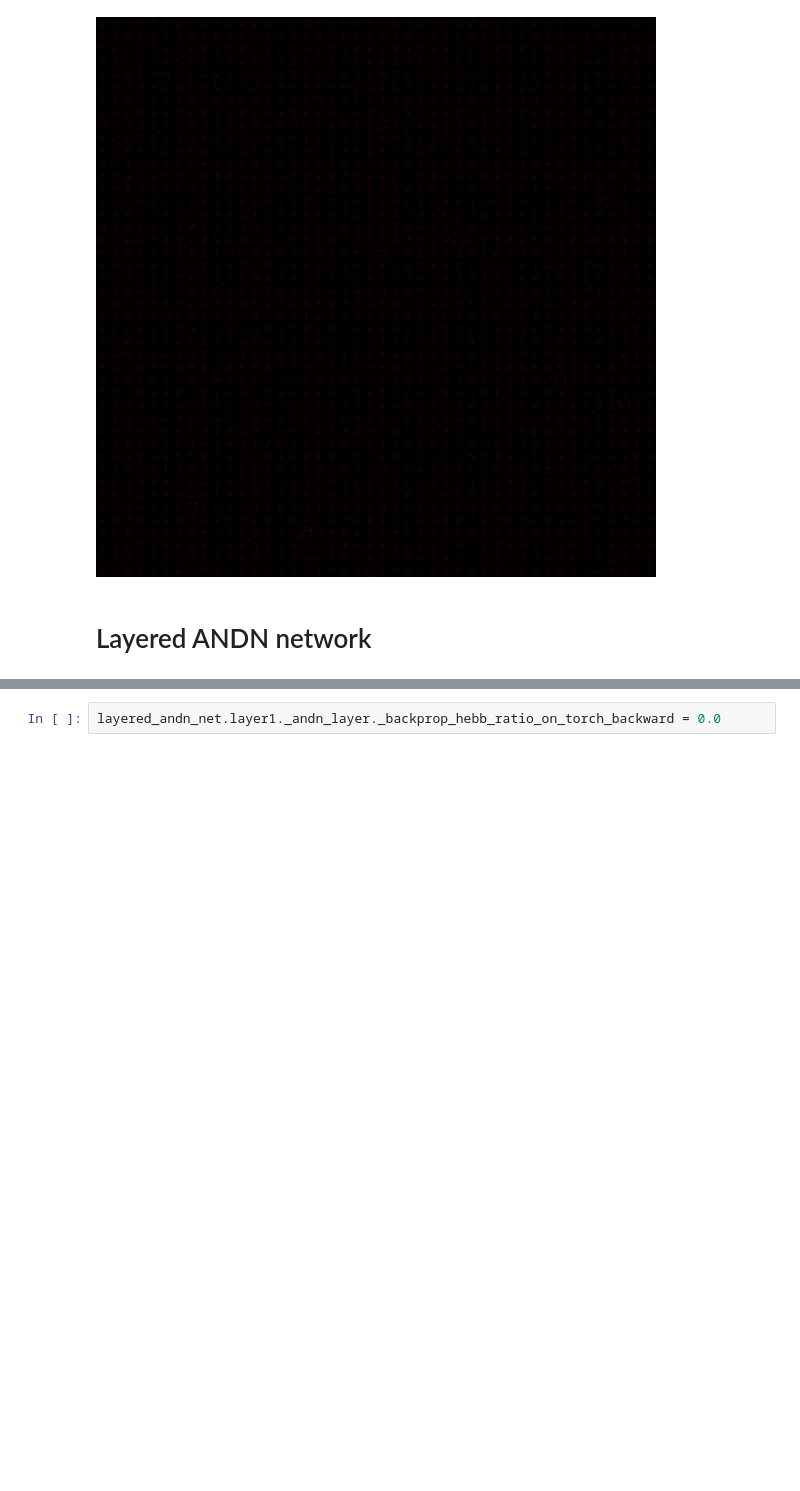
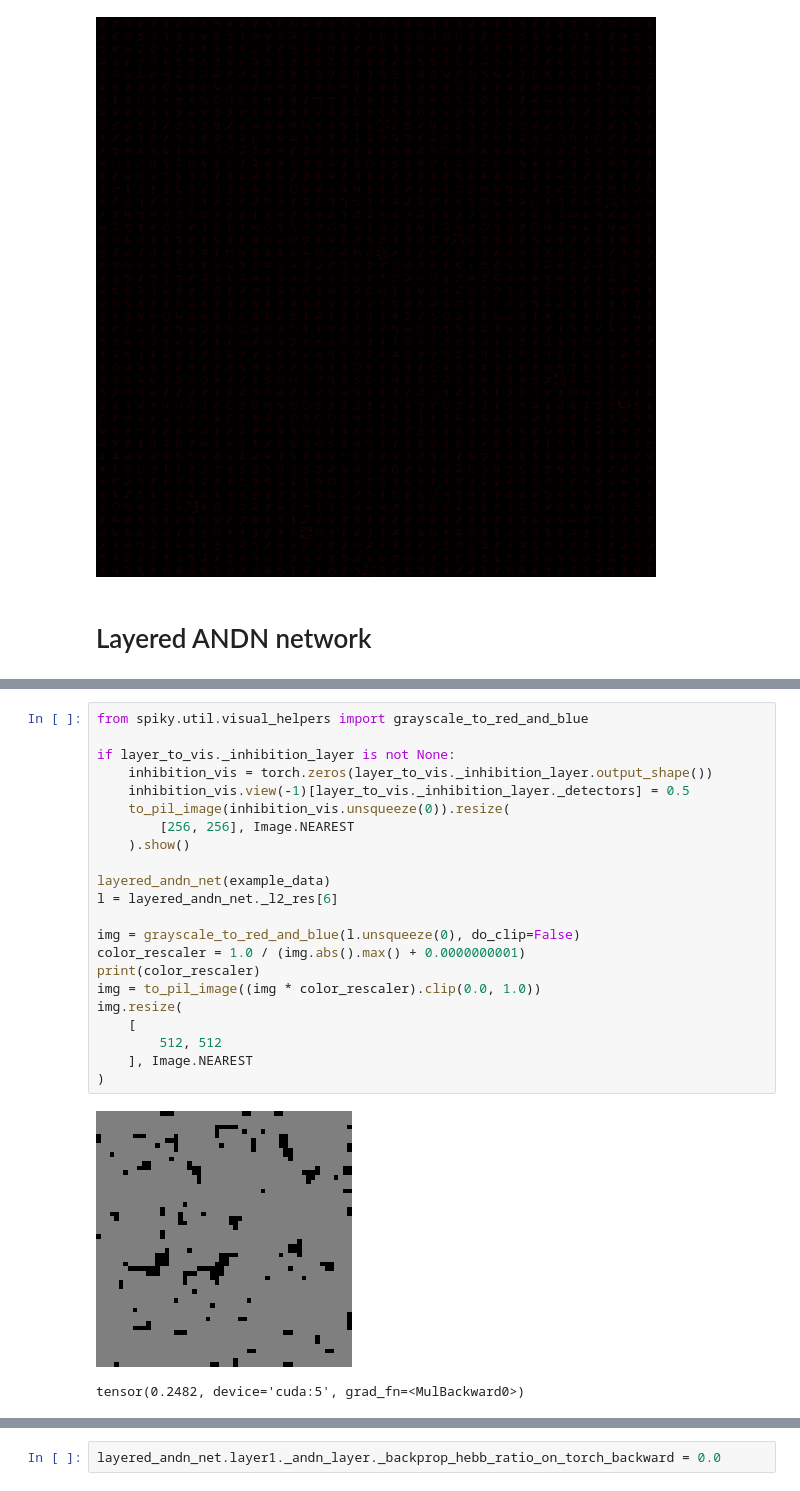
Before and after one commit to anatoli-starostin/spiky, a Jupyter notebook: workbooks/andn-lut.ipynb, the cells around one changed output, grey strips where cells are left out. Drawn from its saved outputs; the diff is of its cells as text; blank space fills up the shorter version.

```diff
--- a/workbooks/andn-lut.ipynb
+++ b/workbooks/andn-lut.ipynb
@@ -425,0 +705,25 @@ tensor([[ 1.4642e+01,  2.5801e+01,  5.6772e+00, -1.1848e+01,  1.8600e-02,
+# %%
+from spiky.util.visual_helpers import grayscale_to_red_and_blue
+
+if layer_to_vis._inhibition_layer is not None:
+    inhibition_vis = torch.zeros(layer_to_vis._inhibition_layer.output_shape())
+    inhibition_vis.view(-1)[layer_to_vis._inhibition_layer._detectors] = 0.5
+    to_pil_image(inhibition_vis.unsqueeze(0)).resize(
+        [256, 256], Image.NEAREST
+    ).show()
+
+layered_andn_net(example_data)
+l = layered_andn_net._l2_res[6]
+
+img = grayscale_to_red_and_blue(l.unsqueeze(0), do_clip=False)
+color_rescaler = 1.0 / (img.abs().max() + 0.0000000001)
+print(color_rescaler)
+img = to_pil_image((img * color_rescaler).clip(0.0, 1.0))
+img.resize(
+    [
+        512, 512
+    ], Image.NEAREST
+)
+# %% [output]
+[figure, added]
+tensor(0.2482, device='cuda:5', grad_fn=<MulBackward0>)
```
Also changed, not shown: parts of 30 cells of this notebook, 2 other files.
